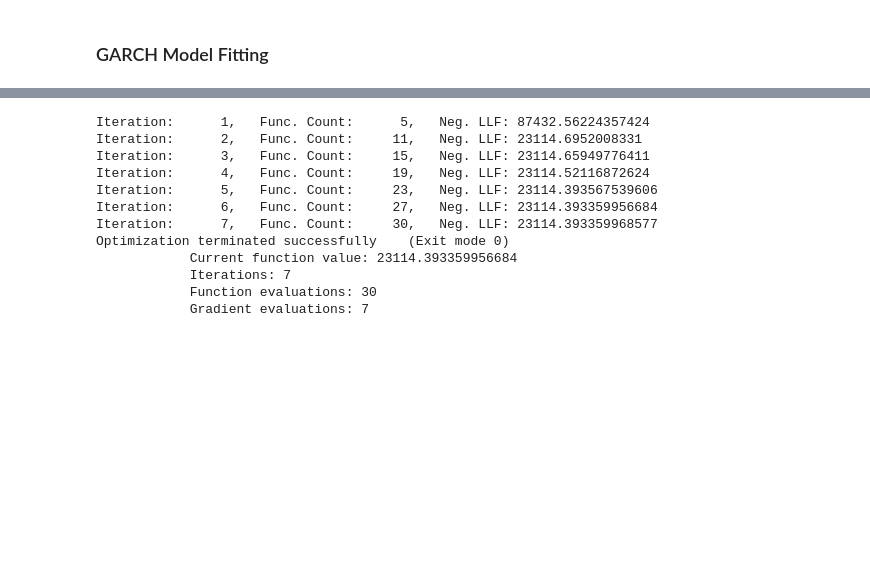
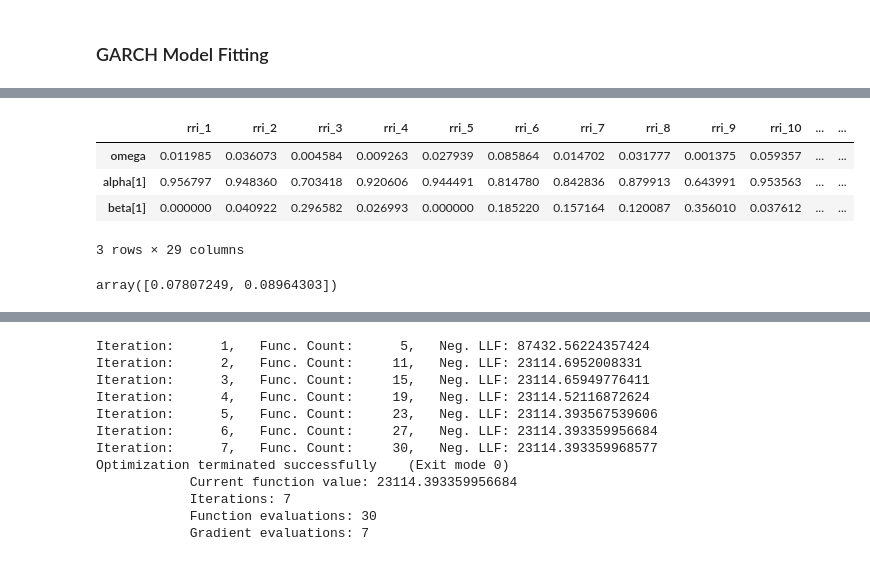
Before and after one commit to celisa/Heart-Rate-Variability-Repo, a Jupyter notebook: 02_code/final_project.ipynb, the cells around one changed output, grey strips where cells are left out. Drawn from its saved outputs; the diff is of its cells as text; code cells hidden in the pictures; blank space fills up the shorter version.

```diff
--- a/02_code/final_project.ipynb
+++ b/02_code/final_project.ipynb
@@ -151,0 +312,10 @@ rris.drop("time", axis = 1, inplace = False).to_csv("rris.csv", index = False)
+# %%
+global_results = pd.DataFrame(model_params)
+global_results['global_means'] = global_results.mean(axis = 1)
+global_results
+# %% [output]
+|  | rri_1 | rri_2 | rri_3 | rri_4 | rri_5 | rri_6 | rri_7 | rri_8 | rri_9 | rri_10 | ... | ... |
+| omega | 0.011985 | 0.036073 | 0.004584 | 0.009263 | 0.027939 | 0.085864 | 0.014702 | 0.031777 | 0.001375 | 0.059357 | ... | ... |
+| alpha[1] | 0.956797 | 0.948360 | 0.703418 | 0.920606 | 0.944491 | 0.814780 | 0.842836 | 0.879913 | 0.643991 | 0.953563 | ... | ... |
+| beta[1] | 0.000000 | 0.040922 | 0.296582 | 0.026993 | 0.000000 | 0.185220 | 0.157164 | 0.120087 | 0.356010 | 0.037612 | ... | ... |
+3 rows × 29 columns
@@ -151,0 +324,4 @@ rris.drop("time", axis = 1, inplace = False).to_csv("rris.csv", index = False)
+# %%
+model.forecast(horizon = 2, reindex = False).variance.values[-1,:]
+# %% [output]
+array([0.07807249, 0.08964303])
```
Also changed, not shown: parts of 23 cells of this notebook, 5 other files.
